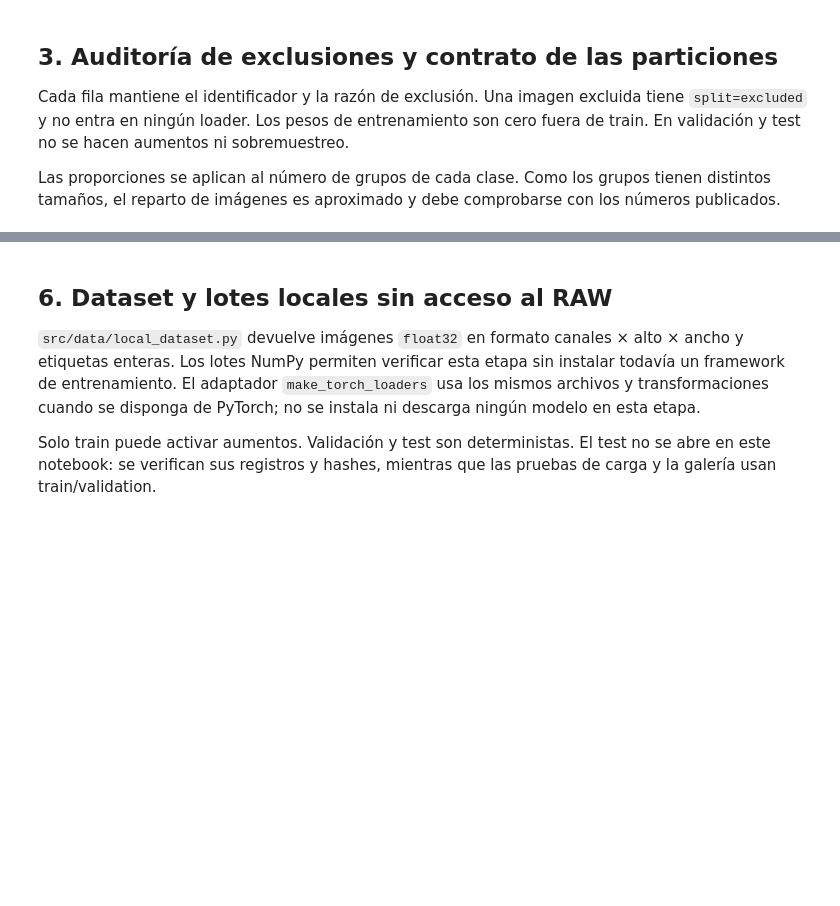
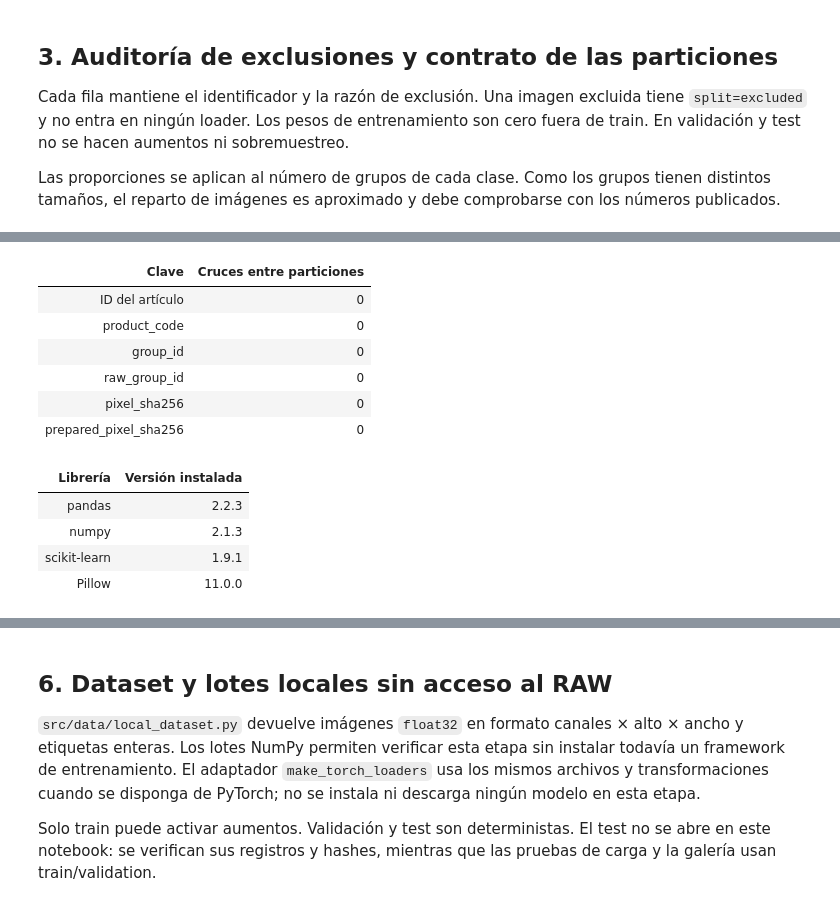
Before and after one commit to ML-ENI/fashion-vision-dl, a Jupyter notebook: notebooks/02_data_preparation.ipynb, the cells around one changed output, grey strips where cells are left out. Drawn from its saved outputs; the diff is of its cells as text; code cells hidden in the pictures; blank space fills up the shorter version.

```diff
--- a/notebooks/02_data_preparation.ipynb
+++ b/notebooks/02_data_preparation.ipynb
@@ -112,15 +263,28 @@ El test corresponde a grupos de producto no vistos dentro de estas doce clases d
 # %%
 checks = []
 for key in ['article_id', 'product_code', 'group_id', 'raw_group_id', 'pixel_sha256', 'prepared_pixel_sha256']:
     crossings = int(usable.groupby(key).split.nunique().gt(1).sum())
     checks.append({'Clave': key, 'Cruces entre particiones': crossings})
     assert crossings == 0
 assert usable.prepared_pixel_sha256.is_unique
 assert usable.article_id.is_unique
 assert set(usable.label) == set(config['include_classes'])
 assert not manifest.reason.isin(['class_budget','visual_audit_group']).any()
 assert not usable.loc[usable.history_split.eq('train'), 'split'].ne('train').any()
 display(styled(pd.DataFrame(checks).set_index('Clave')))
 provenance = reports['provenance']
-display(pd.Series(provenance['packages'], name='Versión instalada').to_frame())
+display(styled(pd.Series(provenance['packages'], name='Versión instalada').rename_axis('Librería').to_frame()))
+# %% [output]
+| Clave | Cruces entre particiones |
+| ID del artículo | 0 |
+| product_code | 0 |
+| group_id | 0 |
+| raw_group_id | 0 |
+| pixel_sha256 | 0 |
+| prepared_pixel_sha256 | 0 |
+| Librería | Versión instalada |
+| pandas | 2.2.3 |
+| numpy | 2.1.3 |
+| scikit-learn | 1.9.1 |
+| Pillow | 11.0.0 |
 # %% [markdown]
```
Also changed, not shown: parts of 17 cells of this notebook, 15 other files.
